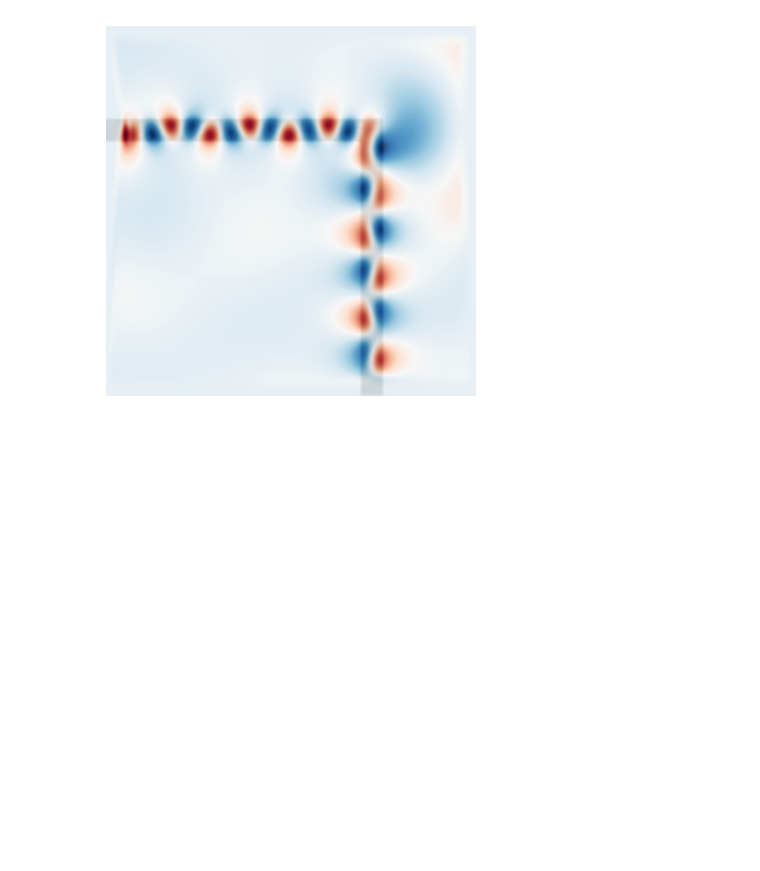
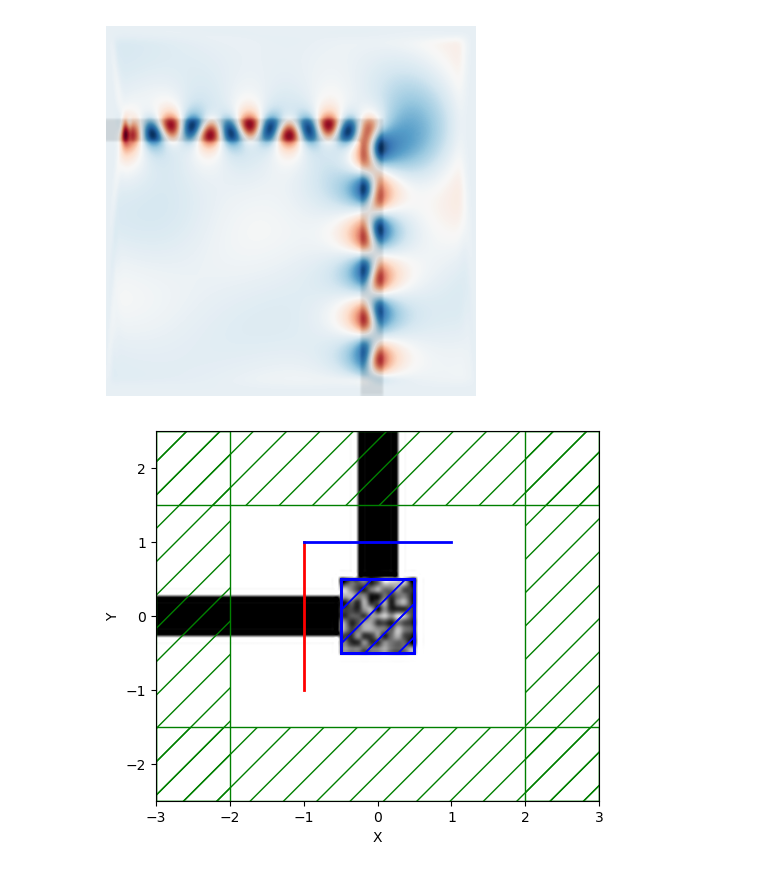
Before and after one commit to y0ooung/Meep, a Jupyter notebook: practice.ipynb, the cells around one changed output. Cells and saved outputs as stored; diff of their text form; code cells hidden in the pictures; blank space fills up the shorter version.

Commit message:
adjoint update

```diff
--- a/practice.ipynb
+++ b/practice.ipynb
@@ -66,6 +67,7 @@ run 0 finished at t = 200.0 (4000 timesteps)
 [figure]
 [figure]
 # %%
+#Adjoint optimization
 import meep as mp
 import meep.adjoint as mpa
 import numpy as np
@@ -75,32 +77,96 @@ from matplotlib import pyplot as plt
 mp.verbosity(0)
 seed=240
 np.random.seed(seed)
-Si = np.Medium(index=3.4)
-SiO2 = np.Medium(index=1.44)
+Si = mp.Medium(index=3.4)
+SiO2 = mp.Medium(index=1.44)
 
 resolution = 20
 
 Sx = 6
 Sy = 5
 cell_size = mp.Vector3(Sx,Sy)
 
 pml_layers = [mp.PML(1.0)]
 
 # source(Gaussian pulse)
 fcen = 1 / 1.55
 width = 0.1
 fwidth = width * fcen
 source_center = [-1, 0, 0]
 source_size = mp.Vector3(0, 2, 0)
 kpoint = mp.Vector3(1, 0, 0)
 src = mp.GaussianSource(frequency = fcen, fwidth=fwidth)
 source = [
     mp.EigenModeSource(
         src,
         eig_band=1,
         direction=mp.NO_DIRECTION,
         eig_kpoint=kpoint,
         size=source_size,
         center=source_center,
     )
 ]
+design_region_resolution = 10
+Nx = design_region_resolution + 1
+Ny = design_region_resolution + 1
+
+design_variables = mp.MaterialGrid(mp.Vector3(Nx, Ny), SiO2, Si, grid_type="U_MEAN")
+design_region = mpa.DesignRegion(design_variables,
+                                volume=mp.Volume(center=mp.Vector3(),
+                                size=mp.Vector3(1, 1, 0))
+                                )
+
+geometry = [
+    mp.Block(
+        center=mp.Vector3(x=-Sx/4),
+        material=Si,
+        size=mp.Vector3(Sx / 2, 0.5, 0)
+    ),
+    mp.Block(
+        center=mp.Vector3(y=Sy/4),
+        material=Si,
+        size=mp.Vector3(0.5, Sy / 2, 0)
+    ),
+    mp.Block(
+        center=design_region.center,
+        material=design_variables,
+        size=design_region.size,
+    ),
+]
+
+sim = mp.Simulation(
+    cell_size=cell_size,
+    boundary_layers=pml_layers,
+    geometry=geometry,
+    sources=source,
+    eps_averaging=False,
+    resolution=resolution,
+)
+
+TE0 =mpa.EigenmodeCoefficient(
+    sim,
+    mp.Volume(center=mp.Vector3(0, 1, 0), size=mp.Vector3(x=2)),
+    mode=1
+)
+ob_list = [TE0]
+
+def J(alpha):
+    return npa.abs(alpha) ** 2
+
+opt = mpa.OptimizationProblem(
+    simulation=sim,
+    objective_functions=J,
+    objective_arguments=ob_list,
+    design_regions=[design_region],
+    fcen=fcen,
+    df=0,
+    nf=1,
+)
+
+x0 = np.random.rand(Nx * Ny)
+opt.update_design([x0])
+
+opt.plot2D(True, frequency=1 / 1.55)
+plt.show()
+# %% [output]
+[figure, added]
```
Also changed, not shown: parts of 1 cell of this notebook.
